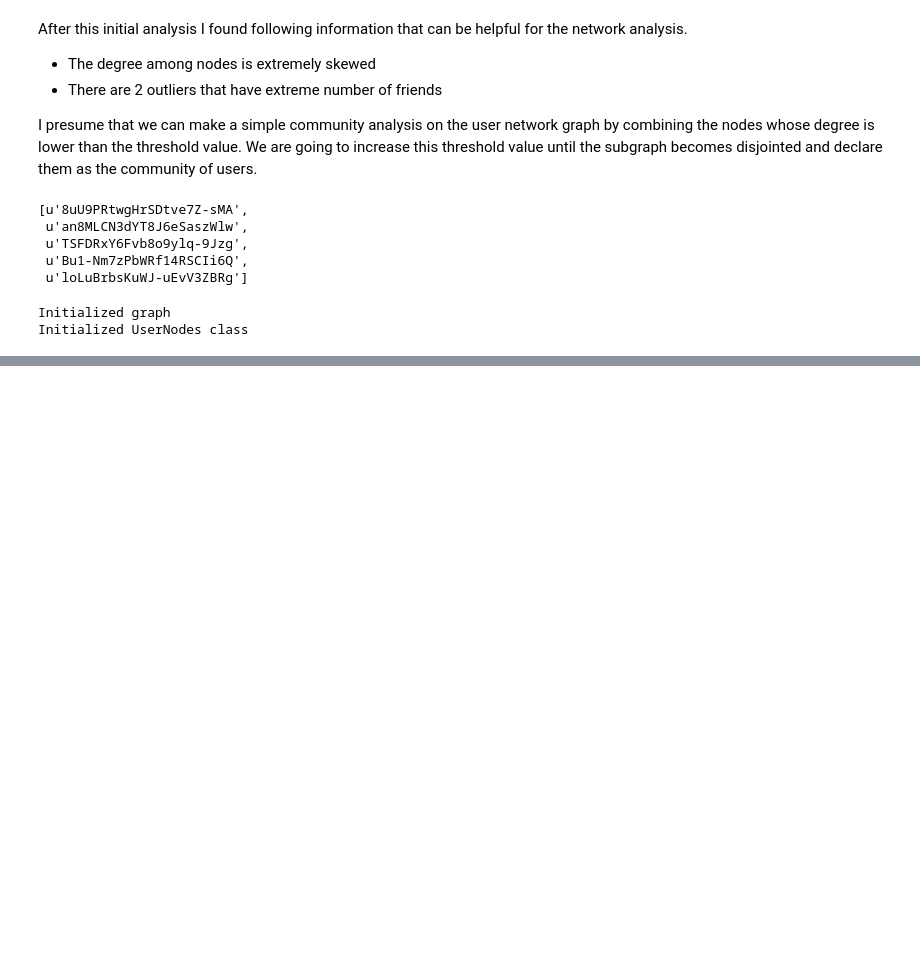
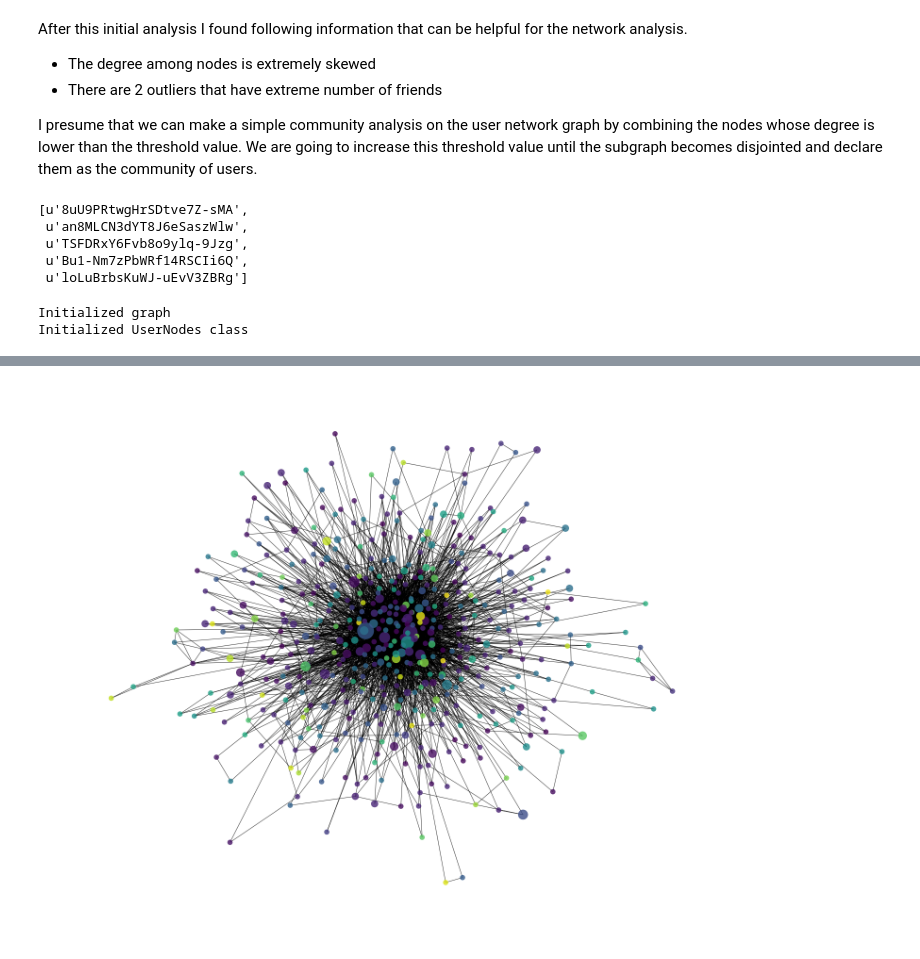
Before and after one commit to CornellDataScience/Yelp, a Jupyter notebook: salt-baes/Kenta/Yelp_Kenta.ipynb, the cells around one changed output, grey strips where cells are left out. Drawn from its saved outputs; the diff is of its cells as text; code cells hidden in the pictures; blank space fills up the shorter version.

```diff
--- a/salt-baes/Kenta/Yelp_Kenta.ipynb
+++ b/salt-baes/Kenta/Yelp_Kenta.ipynb
@@ -427,0 +428,12 @@ ImportError: No module named community
+# %%
+dendrogram = community.generate_dendrogram(net)
+part0 = community.partition_at_level(dendrogram, 0)
+part1 = community.partition_at_level(dendrogram, 1)
+part2 = community.partition_at_level(dendrogram, 2)
+# %%
+plt.close()
+plt.figure(figsize=(20,16))
+nx.draw(net, node_color=part0.values(), node_size=size, alpha=0.8)
+plt.show()
+# %% [output]
+[figure, added]
```
Also changed, not shown: parts of 8 cells of this notebook.
